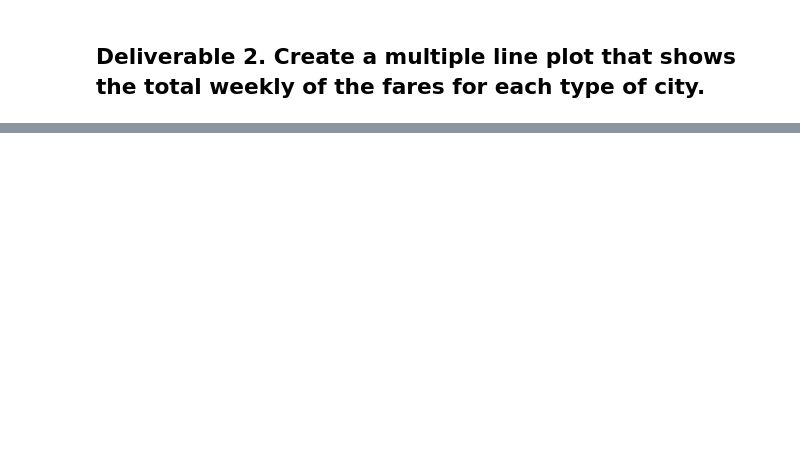
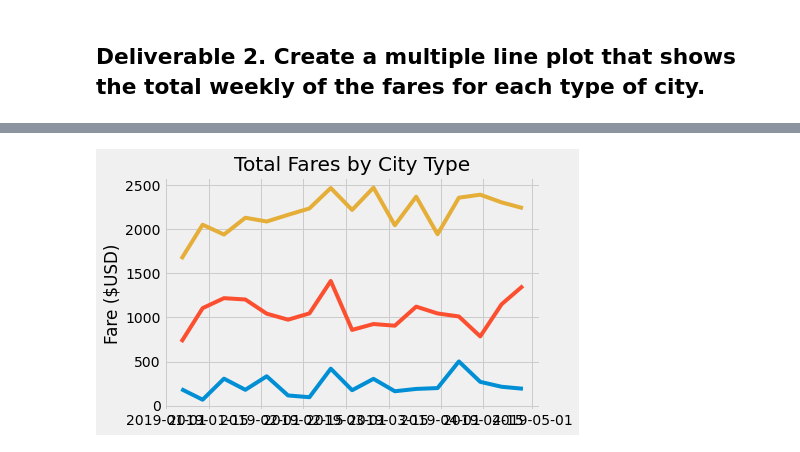
Before and after one commit to HopkinsKV/PyBer_Analysis, a Jupyter notebook: PyBer_Challenge.ipynb, the cells around one changed output, grey strips where cells are left out. Saved outputs shown, nothing was run; the diff lists cells and outputs as text; code cells hidden in the pictures; blank space fills up the shorter version.

```diff
--- a/PyBer_Challenge.ipynb
+++ b/PyBer_Challenge.ipynb
@@ -100,3 +132,5 @@ pyber_summary_df
 # %%
 # 4. Create a pivot table with the 'date' as the index, the columns ='type', and values='fare'
 # to get the total fares for each type of city by the date.
+fare_per_date_pivot = fare_per_date_df.pivot(index='date', columns='type', values='fare')
+fare_per_date_pivot
@@ -103,2 +152,4 @@ pyber_summary_df
 # %%
 # 5. Create a new DataFrame from the pivot table DataFrame using loc on the given dates, '2019-01-01':'2019-04-29'.
+fare_per_date_jan_apr_df = fare_per_date_pivot.loc['2019-01-01':'2019-04-29']
+fare_per_date_jan_apr_df
@@ -105,5 +171,5 @@ pyber_summary_df
 # %%
 # 6. Set the "date" index to datetime datatype. This is necessary to use the resample() method in Step 8.
-# df.index = pd.to_datetime(df.index)
+fare_per_date_jan_apr_df.index = pd.to_datetime(fare_per_date_jan_apr_df.index)
 # %%
 # 7. Check that the datatype for the index is datetime using df.info()
@@ -110,2 +188,6 @@ pyber_summary_df
 # %%
 # 8. Create a new DataFrame using the "resample()" function by week 'W' and get the sum of the fares for each week.
+fare_per_date_jan_apr_df.index = pd.to_datetime(fare_per_date_jan_apr_df.index)
+
+fare_per_week_df = fare_per_date_jan_apr_df.resample('W').sum()
+fare_per_week_df
@@ -112,7 +214,19 @@ pyber_summary_df
 # %%
 # 8. Using the object-oriented interface method, plot the resample DataFrame using the df.plot() function.
 
 # Import the style from Matplotlib.
 from matplotlib import style
 # Use the graph style fivethirtyeight.
 style.use('fivethirtyeight')
+
+fig, ax = plt.subplots()
+ax.plot(fare_per_week_df)
+
+#Figure Formatting
+ax.set_title("Total Fares by City Type")
+ax.set_ylabel('Fare ($USD)')
+
+# Save figure
+plt.savefig("analysis/PyBer_fare_summary.png")
+# %% [output]
+[figure, added]
```
Also changed, not shown: parts of 7 cells of this notebook.
